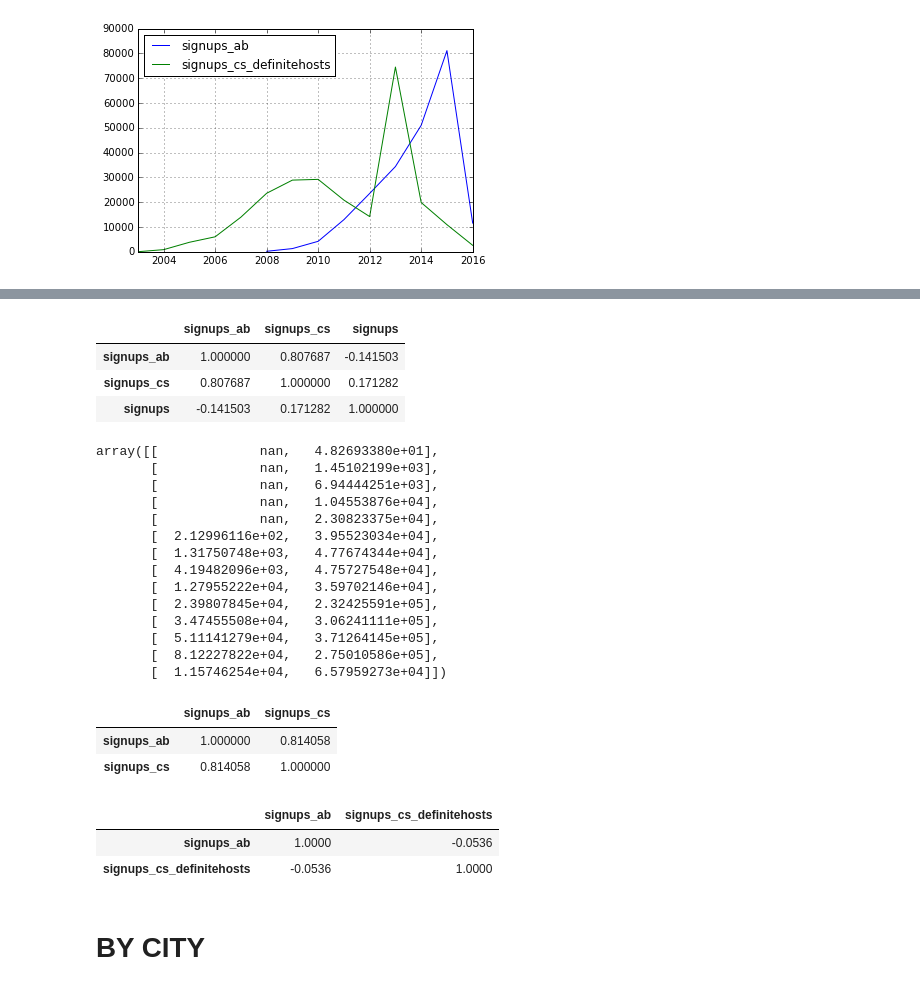
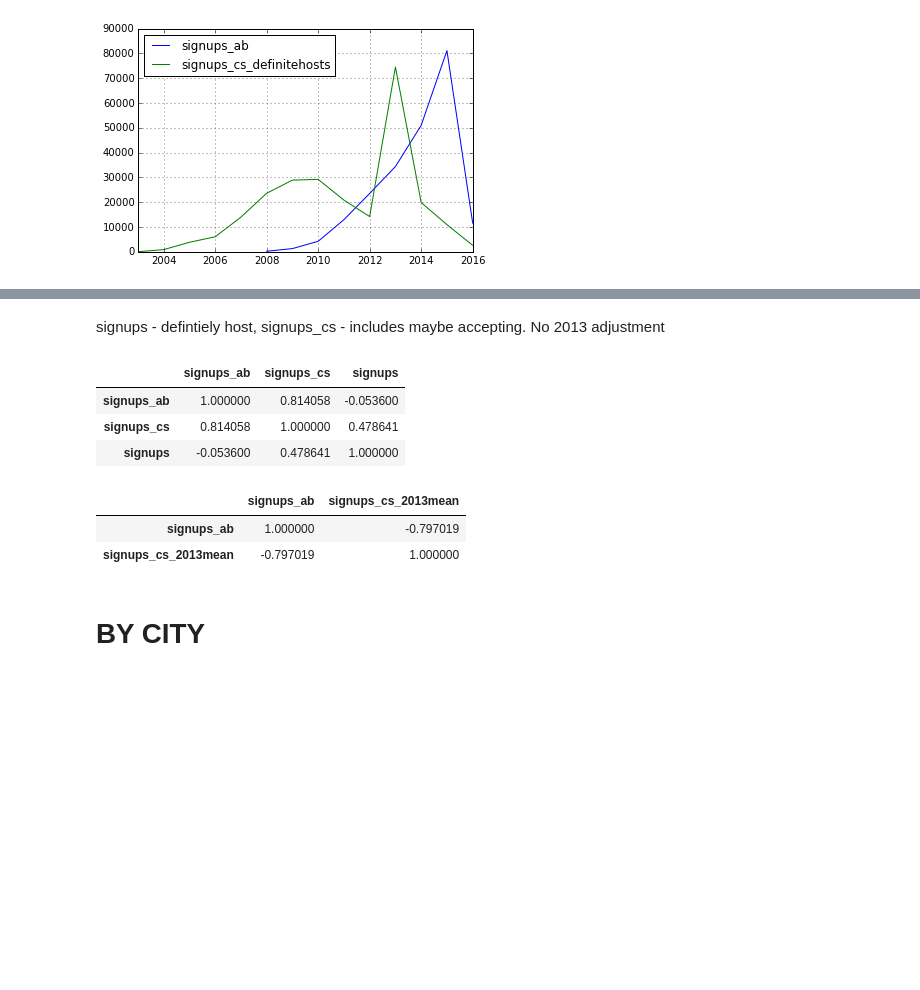
Before and after one commit to notconfusing/airsurfing-analysis, a Jupyter notebook: member since comparison.ipynb, the cells around one changed output, grey strips where cells are left out. Saved outputs shown, nothing was run; the diff lists cells and outputs as text; code cells hidden in the pictures; blank space fills up the shorter version.

Commit message:
include for 2013 anomaly

```diff
--- a/member since comparison.ipynb
+++ b/member since comparison.ipynb
@@ -80,3 +84,5 @@ cs_since_global_defhosts
+# %%
+cs_since_global_2013mean.ix['2013-01-01'] = (cs_since_global_2013mean.ix['2012-01-01'] + cs_since_global_2013mean.ix['2014-01-01']) / 2
 # %%
 cs_year_roll = pandas.rolling_mean(cs_since_global['people_id'], window=2)
 cs_year_roll_defhosts = pandas.rolling_mean(cs_since_global_defhosts['people_id'], window=2)
@@ -94,14 +100,17 @@ cs_year_roll_defhosts.plot(title="Couchsurfing Yearly sign-ups\n United States\n
 ab_since_year = ab_since_global.groupby(by=lambda x: x.year).agg(sum)
 cs_since_year = pandas.DataFrame(cs_since_global.groupby(by=lambda x: x.year).agg(sum)['people_id'])
 cs_since_year_defhosts = pandas.DataFrame(cs_since_global_defhosts.groupby(by=lambda x: x.year).agg(sum)['people_id'])
+cs_since_year_2013mean = pandas.DataFrame(cs_since_global_2013mean.groupby(by=lambda x: x.year).agg(sum)['people_id'])
 # %%
 ab_since_year.columns = ['signups']
 cs_since_year.columns = ['signups']
 cs_since_year_defhosts.columns = ['signups']
+cs_since_year_2013mean.columns = ['signups']
 # %%
 abcs = ab_since_year.join(cs_since_year,how='outer',lsuffix='_ab', rsuffix='_cs')
 abcs_all= abcs.join(cs_since_year_defhosts, rsuffix='_cs_definitehosts')
-abcsdefhost = ab_since_year.join(cs_since_year_defhosts,how='outer',lsuffix="_ab", rsuffix='_cs_definitehosts')
+abcs_defhost = ab_since_year.join(cs_since_year_defhosts,how='outer',lsuffix="_ab", rsuffix='_cs_definitehosts')
+abcs_2013mean = ab_since_year.join(cs_since_year_2013mean,how='outer',lsuffix="_ab", rsuffix='_cs_2013mean')
 # %%
 abcs.plot()
 # %% [output]
@@ -115,39 +129,18 @@ abcsdefhost.plot()
+# %% [markdown]
+signups - defintiely host, signups_cs - includes maybe accepting. No 2013 adjustment
+# %%
+abcs_all.corr()
+# %% [output]
+|  | signups_ab | signups_cs | signups |
+| signups_ab | 1.000000 | 0.814058 | -0.053600 |
+| signups_cs | 0.814058 | 1.000000 | 0.478641 |
+| signups | -0.053600 | 0.478641 | 1.000000 |
 # %%
-abcs_all.ix[2008:2015].corr()
+abcs_2013mean.ix[2008:2015].corr()
 # %% [output]
-|  | signups_ab | signups_cs | signups |
-| signups_ab | 1.000000 | 0.807687 | -0.141503 |
-| signups_cs | 0.807687 | 1.000000 | 0.171282 |
-| signups | -0.141503 | 0.171282 | 1.000000 |
+|  | signups_ab | signups_cs_2013mean |
+| signups_ab | 1.000000 | -0.797019 |
+| signups_cs_2013mean | -0.797019 | 1.000000 |
-# %%
-chisquare(abcs)
-# %% [output]
-array([[             nan,   4.82693380e+01],
-       [             nan,   1.45102199e+03],
-       [             nan,   6.94444251e+03],
-       [             nan,   1.04553876e+04],
-       [             nan,   2.30823375e+04],
-       [  2.12996116e+02,   3.95523034e+04],
-       [  1.31750748e+03,   4.77674344e+04],
-       [  4.19482096e+03,   4.75727548e+04],
-       [  1.27955222e+04,   3.59702146e+04],
-       [  2.39807845e+04,   2.32425591e+05],
-       [  3.47455508e+04,   3.06241111e+05],
-       [  5.11141279e+04,   3.71264145e+05],
-       [  8.12227822e+04,   2.75010586e+05],
-       [  1.15746254e+04,   6.57959273e+04]])
-# %%
-abcs.corr()
-# %% [output]
-|  | signups_ab | signups_cs |
-| signups_ab | 1.000000 | 0.814058 |
-| signups_cs | 0.814058 | 1.000000 |
-# %%
-abcsdefhost.corr()
-# %% [output]
-|  | signups_ab | signups_cs_definitehosts |
-| signups_ab | 1.0000 | -0.0536 |
-| signups_cs_definitehosts | -0.0536 | 1.0000 |
 # %% [markdown]
 BY CITY
 ========
```
Also changed, not shown: parts of 31 cells of this notebook.
